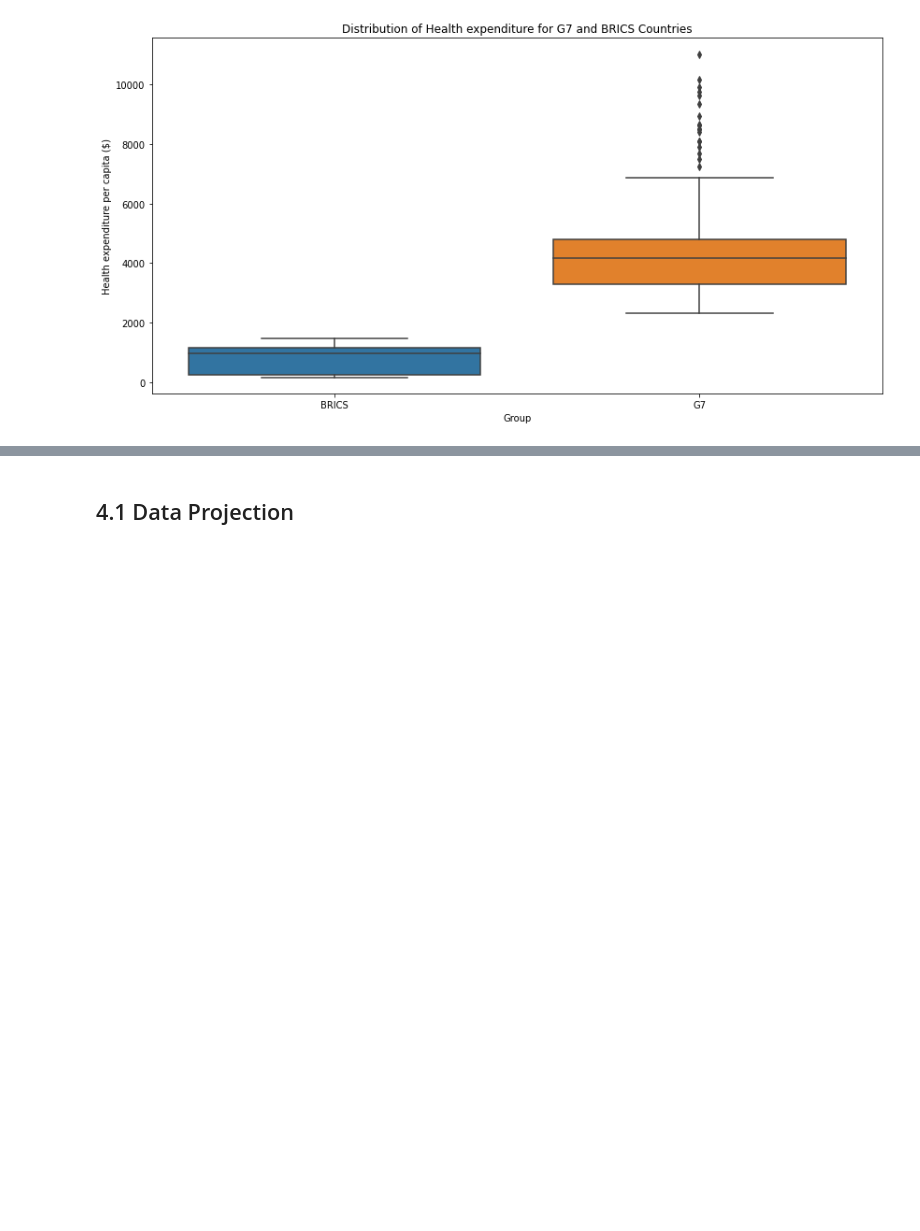
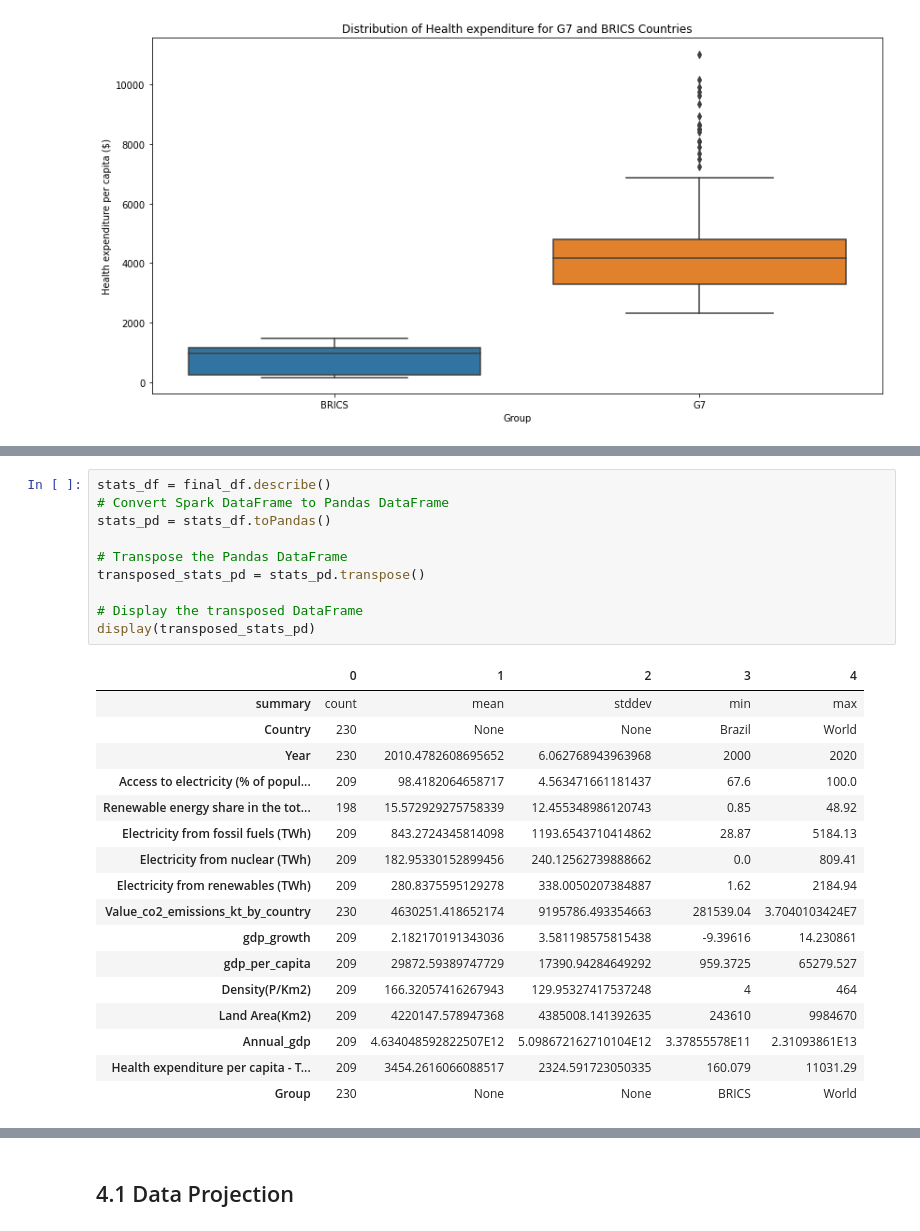
Before and after one commit to CarinaQi/CO2-Emissions-CRISP-DM, a Jupyter notebook: Research-Paper.ipynb, the cells around one changed output, grey strips where cells are left out. Saved outputs shown, nothing was run; the diff lists cells and outputs as text; blank space fills up the shorter version.

```diff
--- a/Research-Paper.ipynb
+++ b/Research-Paper.ipynb
@@ -903,0 +961,28 @@ plt.show()
+# %%
+stats_df = final_df.describe()
+# Convert Spark DataFrame to Pandas DataFrame
+stats_pd = stats_df.toPandas()
+
+# Transpose the Pandas DataFrame
+transposed_stats_pd = stats_pd.transpose()
+
+# Display the transposed DataFrame
+display(transposed_stats_pd)
+# %% [output]
+|  | 0 | 1 | 2 | 3 | 4 |
+| summary | count | mean | stddev | min | max |
+| Country | 230 | None | None | Brazil | World |
+| Year | 230 | 2010.4782608695652 | 6.062768943963968 | 2000 | 2020 |
+| Access to electricity (% of popul... | 209 | 98.4182064658717 | 4.563471661181437 | 67.6 | 100.0 |
+| Renewable energy share in the tot... | 198 | 15.572929275758339 | 12.455348986120743 | 0.85 | 48.92 |
+| Electricity from fossil fuels (TWh) | 209 | 843.2724345814098 | 1193.6543710414862 | 28.87 | 5184.13 |
+| Electricity from nuclear (TWh) | 209 | 182.95330152899456 | 240.12562739888662 | 0.0 | 809.41 |
+| Electricity from renewables (TWh) | 209 | 280.8375595129278 | 338.0050207384887 | 1.62 | 2184.94 |
+| Value_co2_emissions_kt_by_country | 230 | 4630251.418652174 | 9195786.493354663 | 281539.04 | 3.7040103424E7 |
+| gdp_growth | 209 | 2.182170191343036 | 3.581198575815438 | -9.39616 | 14.230861 |
+| gdp_per_capita | 209 | 29872.59389747729 | 17390.94284649292 | 959.3725 | 65279.527 |
+| Density(P/Km2) | 209 | 166.32057416267943 | 129.95327417537248 | 4 | 464 |
+| Land Area(Km2) | 209 | 4220147.578947368 | 4385008.141392635 | 243610 | 9984670 |
+| Annual_gdp | 209 | 4.634048592822507E12 | 5.098672162710104E12 | 3.37855578E11 | 2.31093861E13 |
+| Health expenditure per capita - T... | 209 | 3454.2616066088517 | 2324.591723050335 | 160.079 | 11031.29 |
+| Group | 230 | None | None | BRICS | World |
```
Also changed, not shown: parts of 8 cells of this notebook.
